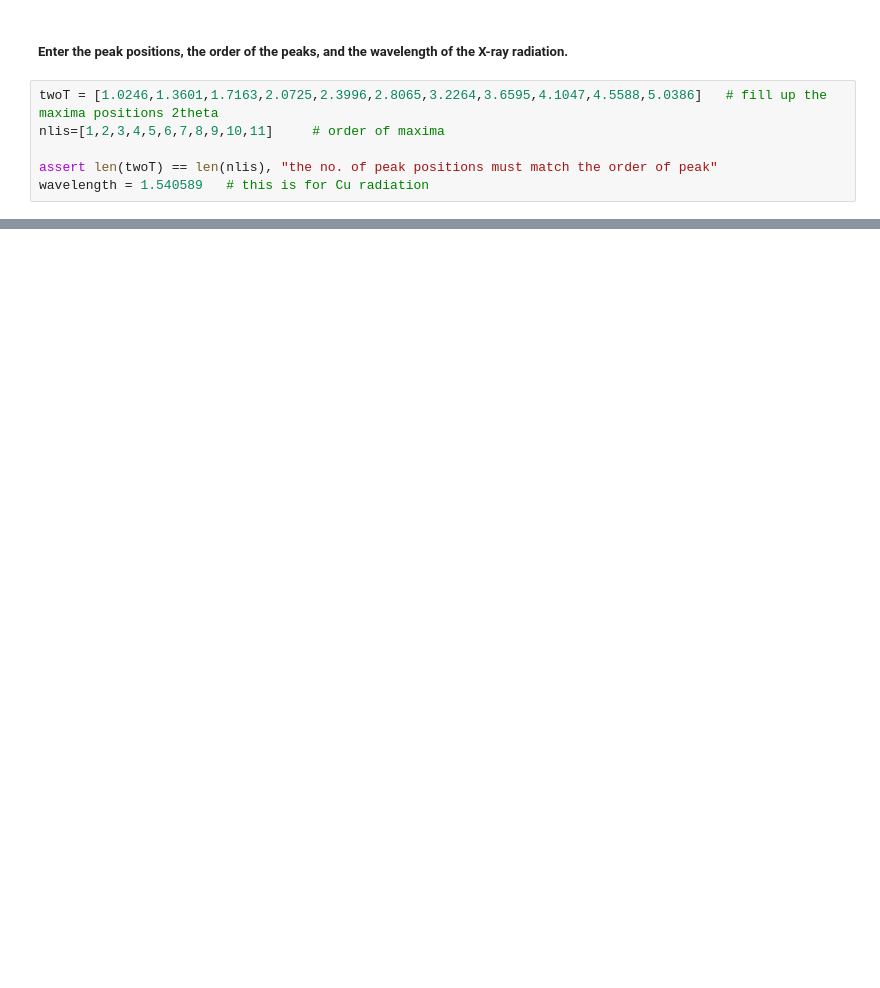
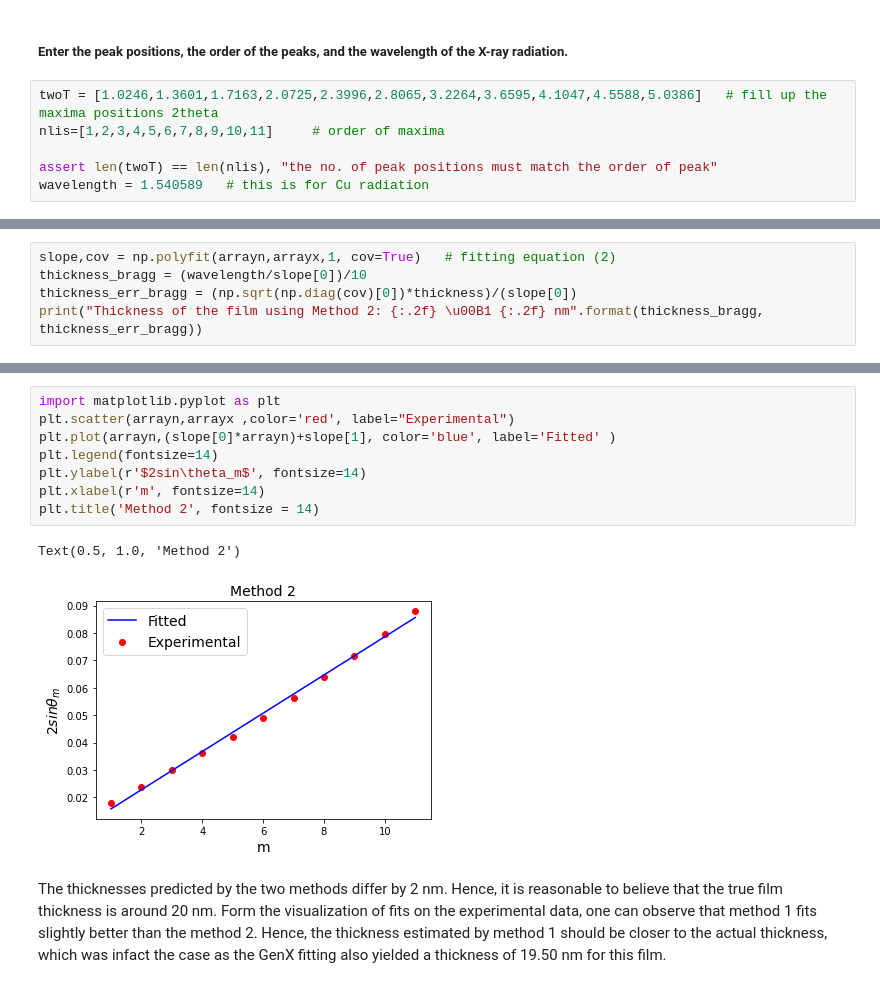
Before and after one commit to skc46/Alloys_preparation, a Jupyter notebook: Thin-films_thickness_measurement.ipynb, the cells around one changed output, grey strips where cells are left out. Drawn from its saved outputs; the diff is of its cells as text; blank space fills up the shorter version.

```diff
--- a/Thin-films_thickness_measurement.ipynb
+++ b/Thin-films_thickness_measurement.ipynb
@@ -57,0 +79,5 @@ From Method 1: 19.78 nm          From Method 2: 21.98 nm
+# %%
+slope,cov = np.polyfit(arrayn,arrayx,1, cov=True)   # fitting equation (2)
+thickness_bragg = (wavelength/slope[0])/10
+thickness_err_bragg = (np.sqrt(np.diag(cov)[0])*thickness)/(slope[0])
+print("Thickness of the film using Method 2: {:.2f} \u00B1 {:.2f} nm".format(thickness_bragg, thickness_err_bragg))
@@ -57,0 +99,13 @@ From Method 1: 19.78 nm          From Method 2: 21.98 nm
+# %%
+import matplotlib.pyplot as plt
+plt.scatter(arrayn,arrayx ,color='red', label="Experimental")
+plt.plot(arrayn,(slope[0]*arrayn)+slope[1], color='blue', label='Fitted' )
+plt.legend(fontsize=14)
+plt.ylabel(r'$2sin\theta_m$', fontsize=14)
+plt.xlabel(r'm', fontsize=14)
+plt.title('Method 2', fontsize = 14)
+# %% [output]
+Text(0.5, 1.0, 'Method 2')
+[figure, added]
+# %% [markdown]
+The thicknesses predicted by the two methods differ by 2 nm. Hence, it is reasonable to believe that the true film thickness is around 20 nm. Form the visualization of fits on the experimental data, one can observe that method 1 fits slightly better than the method 2. Hence, the thickness estimated by method 1 should be closer to the actual thickness, which was infact the case as the GenX fitting also yielded a thickness of 19.50 nm for this film.
```
Also changed, not shown: parts of 10 cells of this notebook.
